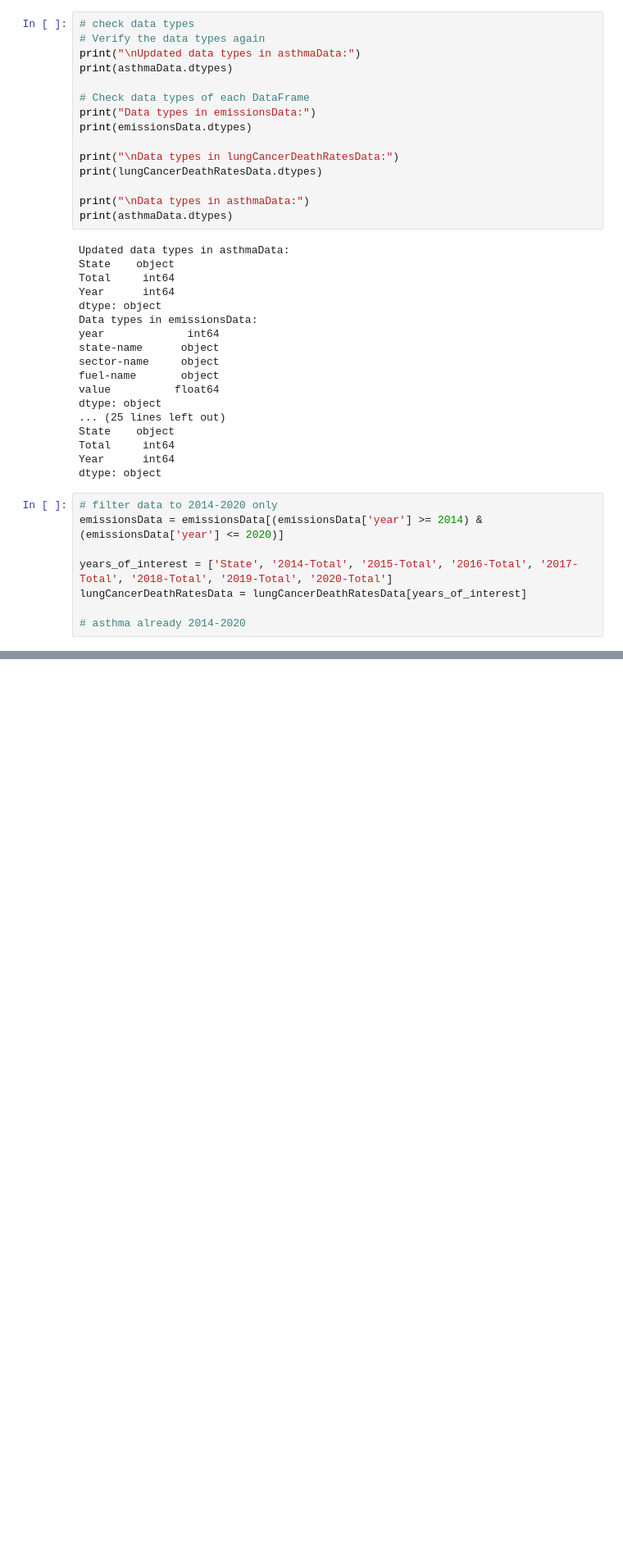
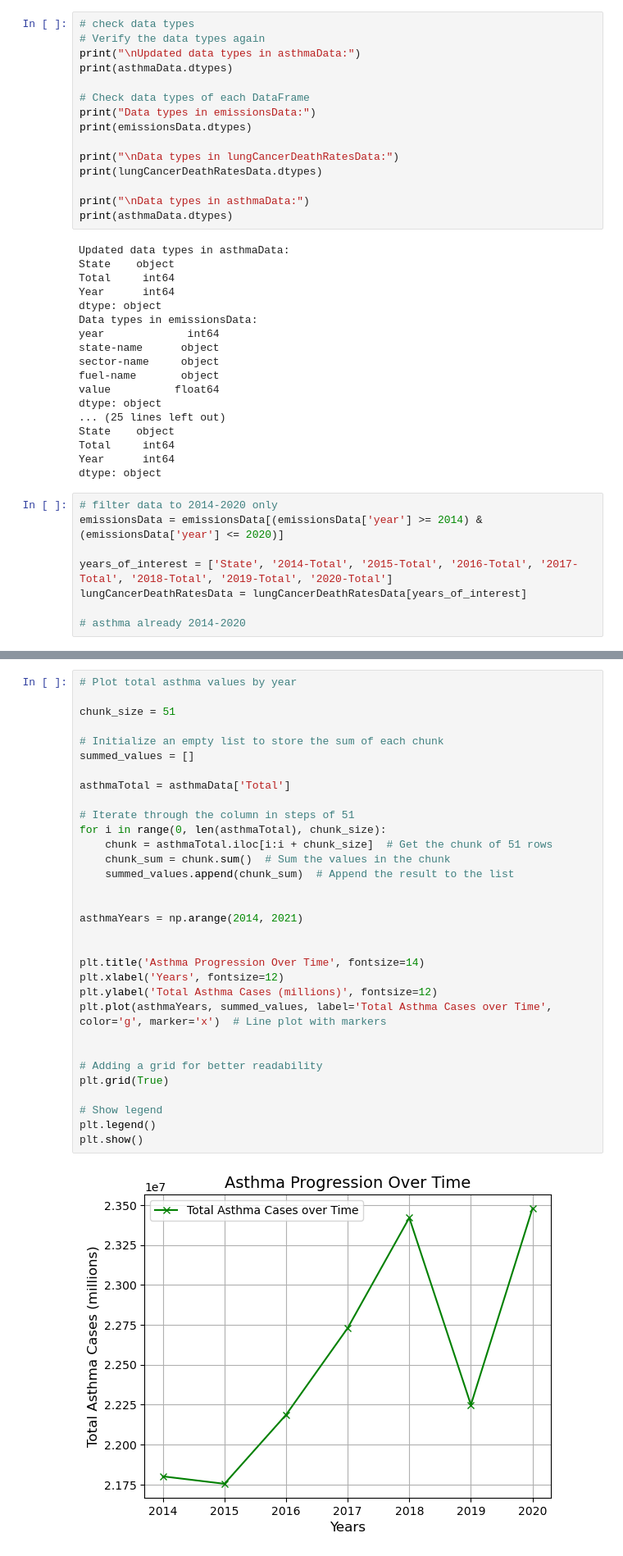
Before and after one commit to scsilverstein/DataMineProject, a Jupyter notebook: Data_Mine_Project/DataMineProject.ipynb, the cells around one changed output, grey strips where cells are left out. Shown at 82% size. Cells and saved outputs as stored; diff of their text form; blank space fills up the shorter version.

```diff
--- a/Data_Mine_Project/DataMineProject.ipynb
+++ b/Data_Mine_Project/DataMineProject.ipynb
@@ -89,0 +125,34 @@ lungCancerDeathRatesData = lungCancerDeathRatesData[years_of_interest]
+# %%
+# Plot total asthma values by year
+
+chunk_size = 51
+
+# Initialize an empty list to store the sum of each chunk
+summed_values = []
+
+asthmaTotal = asthmaData['Total']
+
+# Iterate through the column in steps of 51
+for i in range(0, len(asthmaTotal), chunk_size):
+    chunk = asthmaTotal.iloc[i:i + chunk_size]  # Get the chunk of 51 rows
+    chunk_sum = chunk.sum()  # Sum the values in the chunk
+    summed_values.append(chunk_sum)  # Append the result to the list
+
+
+asthmaYears = np.arange(2014, 2021)
+
+
+plt.title('Asthma Progression Over Time', fontsize=14)
+plt.xlabel('Years', fontsize=12)
+plt.ylabel('Total Asthma Cases (millions)', fontsize=12)
+plt.plot(asthmaYears, summed_values, label='Total Asthma Cases over Time', color='g', marker='x')  # Line plot with markers
+
+
+# Adding a grid for better readability
+plt.grid(True)
+
+# Show legend
+plt.legend()
+plt.show()
+# %% [output]
+[figure, added]
```
Also changed, not shown: parts of 3 cells of this notebook, 1 other file.
